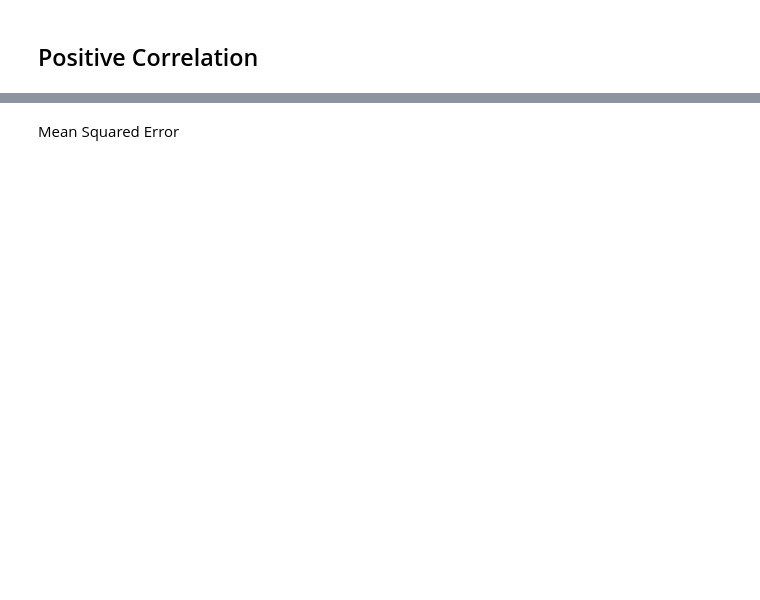
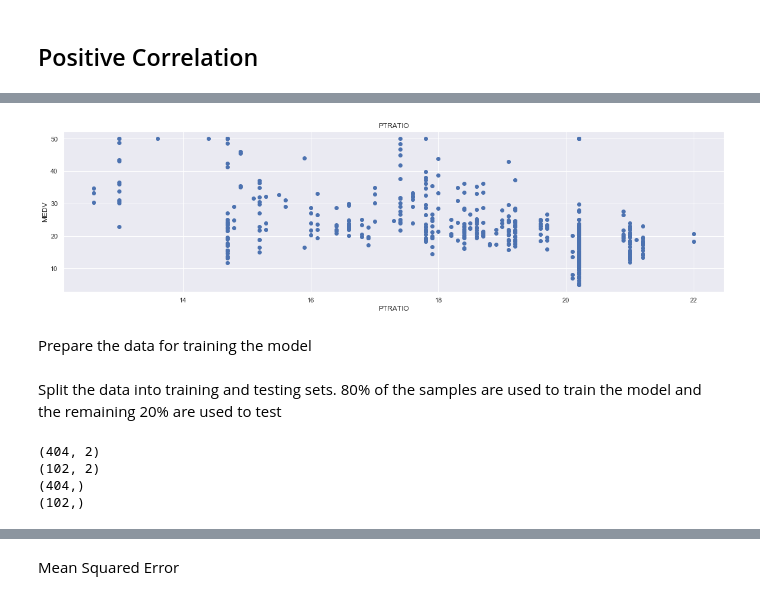
Before and after one commit to GraceAKelly/Machine_learning, a Jupyter notebook: Machine_Learning.ipynb, the cells around one changed output, grey strips where cells are left out. Saved outputs shown, nothing was run; the diff lists cells and outputs as text; code cells hidden in the pictures; blank space fills up the shorter version.

```diff
--- a/Machine_Learning.ipynb
+++ b/Machine_Learning.ipynb
@@ -197,0 +206,16 @@ for i, col in enumerate(features):
+# %%
+plt.figure(figsize=(20, 5))
+
+features = ['PTRATIO']
+target = boston['MEDV']
+
+for i, col in enumerate(features):
+    plt.subplot(1, len(features) , i+1)
+    x = boston[col]
+    y = target
+    plt.scatter(x, y, marker='o')
+    plt.title(col)
+    plt.xlabel(col)
+    plt.ylabel('MEDV')
+# %% [output]
+[figure, added]
@@ -197,0 +224,2 @@ for i, col in enumerate(features):
+# %% [markdown]
+Prepare the data for training the model
@@ -198,2 +229,17 @@ for i, col in enumerate(features):
+# %% [markdown]
+Split the data into training and testing sets. 80% of the samples are used to train the model and the remaining 20% are used to test
+# %%
+from sklearn.model_selection import train_test_split # used to split the data
+
+X_train, X_test, Y_train, Y_test = train_test_split(X, Y, test_size = 0.2, random_state=5)
+print(X_train.shape)
+print(X_test.shape)
+print(Y_train.shape)
+print(Y_test.shape)
+# %% [output]
+(404, 2)
+(102, 2)
+(404,)
+(102,)
 # %%
 from sklearn.linear_model import LinearRegression
```
Also changed, not shown: parts of 20 cells of this notebook.
